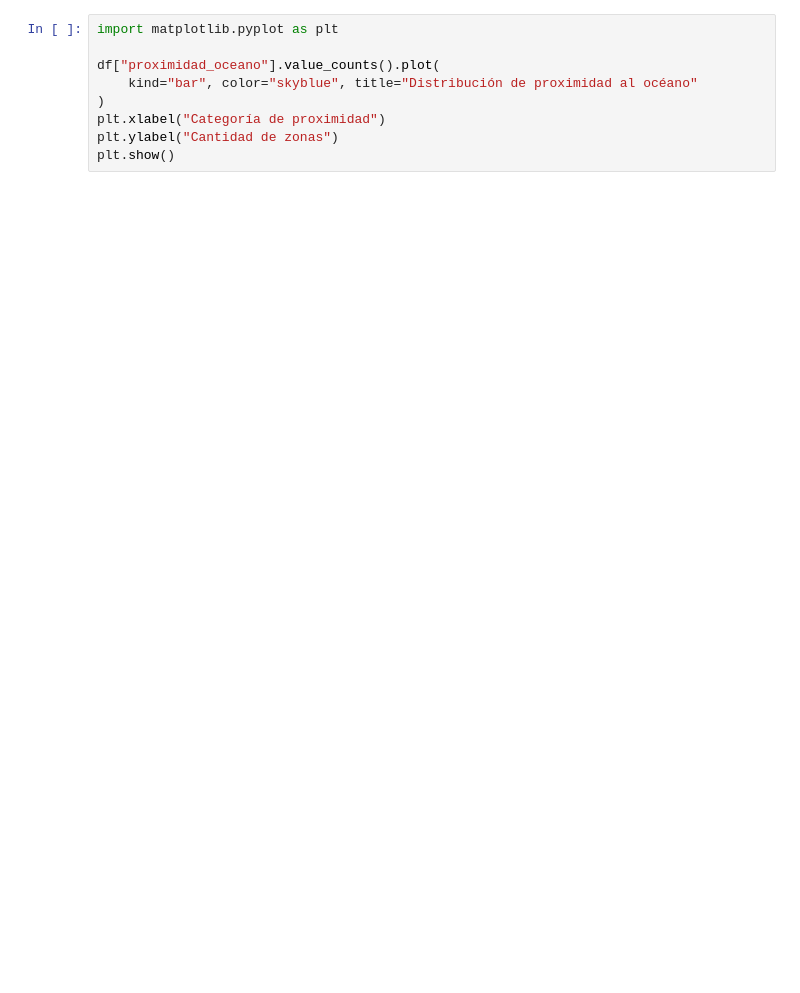
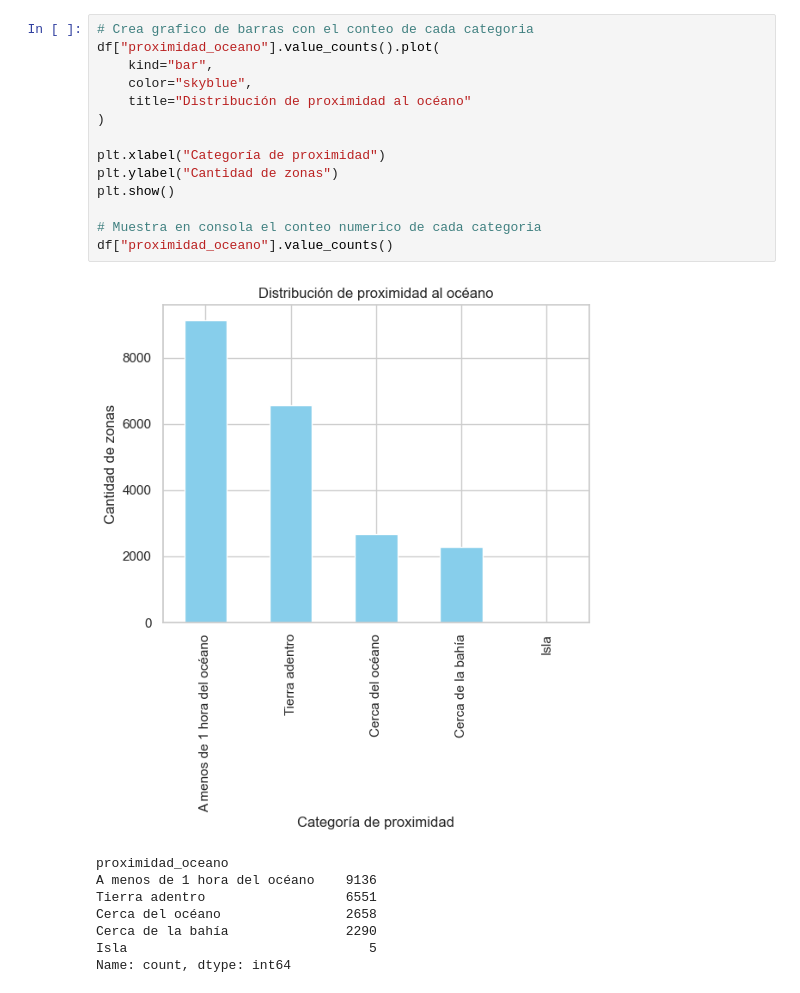
Before and after one commit to Ivan-Ortiz1/analisis-precios-y-energia-california, a Jupyter notebook: notebooks/1_analisis_casas_californi.ipynb, the cells around one changed output. Saved outputs shown, nothing was run; the diff lists cells and outputs as text; blank space fills up the shorter version.

```diff
--- a/notebooks/1_analisis_casas_californi.ipynb
+++ b/notebooks/1_analisis_casas_californi.ipynb
@@ -50,10 +57,24 @@ df["proximidad_oceano"].value_counts()
 # %%
-import matplotlib.pyplot as plt
+# Crea grafico de barras con el conteo de cada categoria
+df["proximidad_oceano"].value_counts().plot(
+    kind="bar",
+    color="skyblue",
+    title="Distribución de proximidad al océano"
+)
 
-df["proximidad_oceano"].value_counts().plot(
-    kind="bar", color="skyblue", title="Distribución de proximidad al océano"
-)
 plt.xlabel("Categoría de proximidad")
 plt.ylabel("Cantidad de zonas")
 plt.show()
+
+# Muestra en consola el conteo numerico de cada categoria
+df["proximidad_oceano"].value_counts()
+# %% [output]
+[figure, added]
+proximidad_oceano
+A menos de 1 hora del océano    9136
+Tierra adentro                  6551
+Cerca del océano                2658
+Cerca de la bahía               2290
+Isla                               5
+Name: count, dtype: int64
 # %%
```
Also changed, not shown: parts of 23 cells of this notebook, 1 other file.
